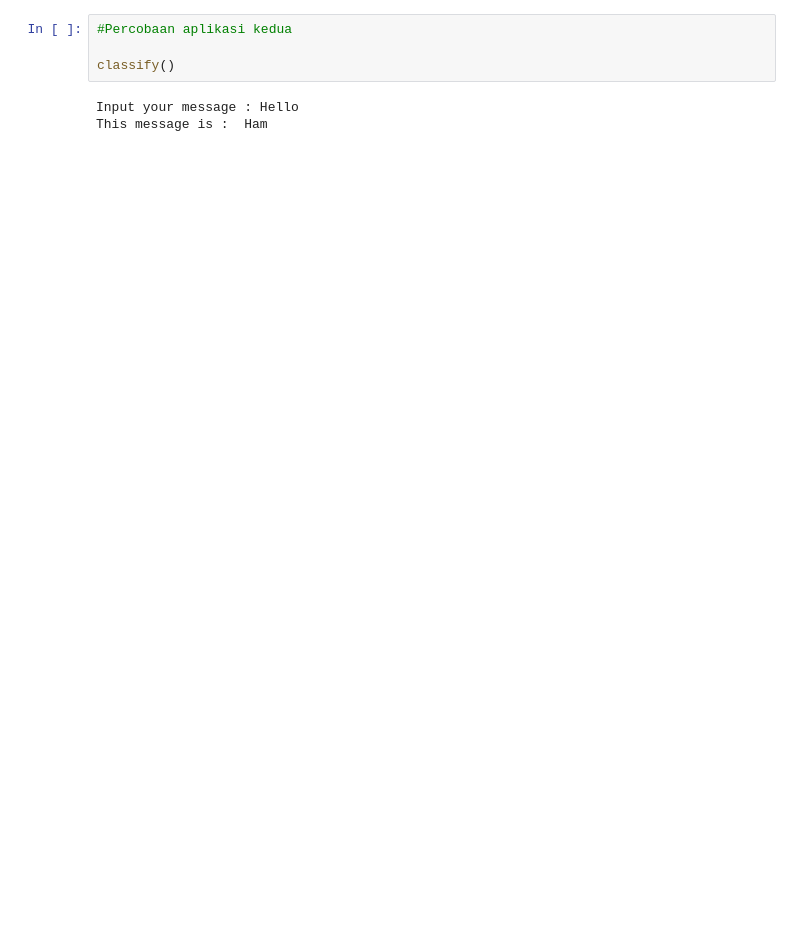
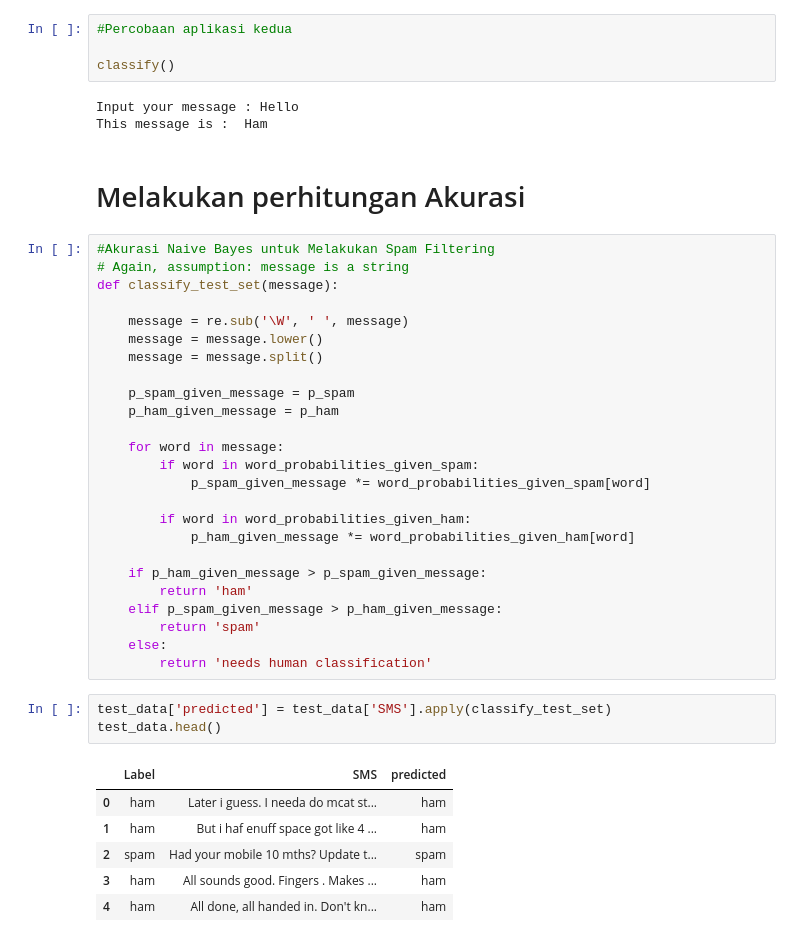
Before and after one commit to januard064/spam-filtering-using-naive-bayes-algorithm, a Jupyter notebook: ProyekAkhirPBA.ipynb, the cells around one changed output. Cells and saved outputs as stored; diff of their text form; blank space fills up the shorter version.

Commit message:
Akurasi Naive Bayes Untuk Klasifikasi Pesan Spam

```diff
--- a/ProyekAkhirPBA.ipynb
+++ b/ProyekAkhirPBA.ipynb
@@ -308,3 +308,40 @@ classify()
 # %% [output]
 Input your message : Hello
 This message is :  Ham
+# %% [markdown]
+# Melakukan perhitungan Akurasi
+# %%
+#Akurasi Naive Bayes untuk Melakukan Spam Filtering
+# Again, assumption: message is a string
+def classify_test_set(message):
+
+    message = re.sub('\W', ' ', message)
+    message = message.lower()
+    message = message.split()
+
+    p_spam_given_message = p_spam
+    p_ham_given_message = p_ham
+
+    for word in message:
+        if word in word_probabilities_given_spam:
+            p_spam_given_message *= word_probabilities_given_spam[word]
+
+        if word in word_probabilities_given_ham:
+            p_ham_given_message *= word_probabilities_given_ham[word]
+
+    if p_ham_given_message > p_spam_given_message:
+        return 'ham'
+    elif p_spam_given_message > p_ham_given_message:
+        return 'spam'
+    else:
+        return 'needs human classification'
+# %%
+test_data['predicted'] = test_data['SMS'].apply(classify_test_set)
+test_data.head()
+# %% [output]
+|  | Label | SMS | predicted |
+| 0 | ham | Later i guess. I needa do mcat st... | ham |
+| 1 | ham | But i haf enuff space got like 4 ... | ham |
+| 2 | spam | Had your mobile 10 mths? Update t... | spam |
+| 3 | ham | All sounds good. Fingers . Makes ... | ham |
+| 4 | ham | All done, all handed in. Don't kn... | ham |
```
Also changed, not shown: parts of 6 cells of this notebook.
